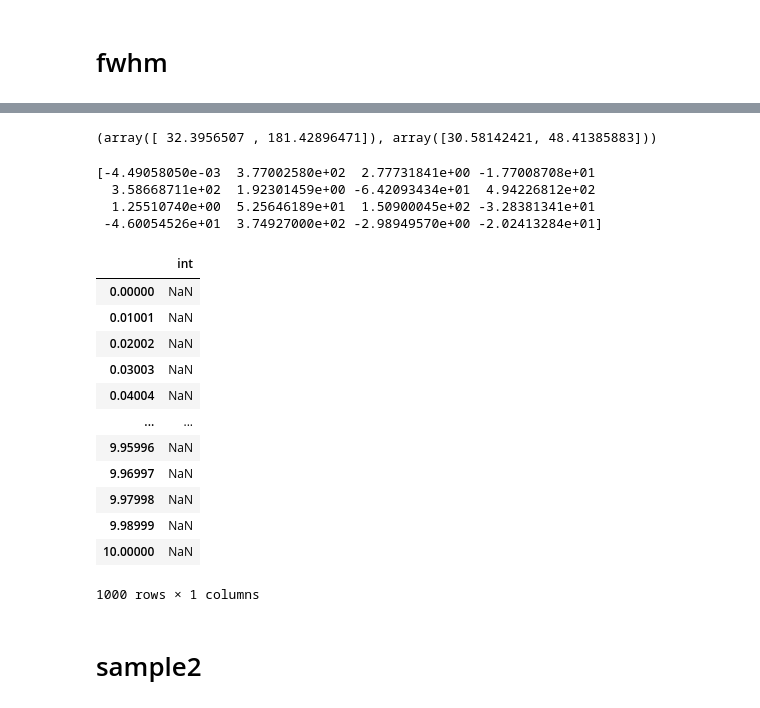
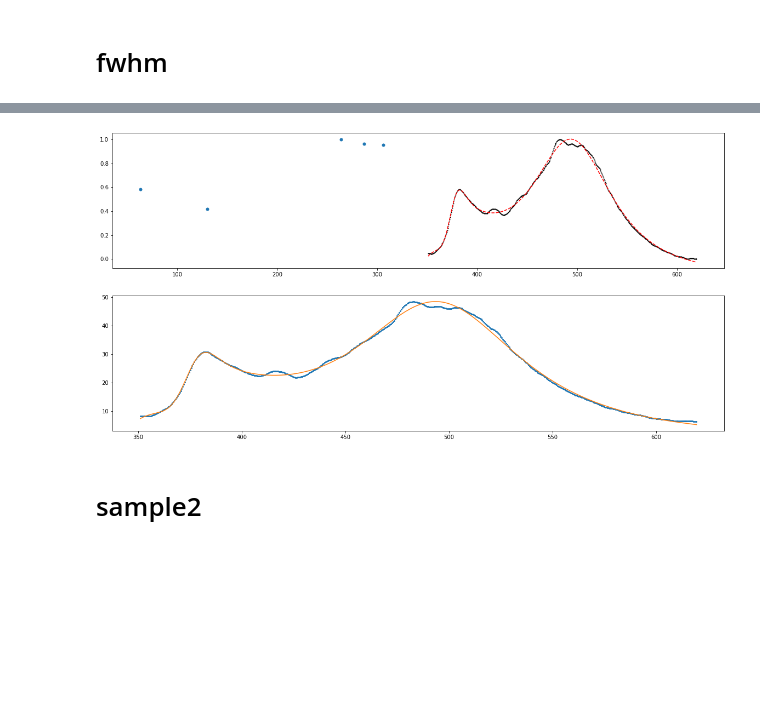
Before and after one commit to mmortazavi/ml_demystified, a Jupyter notebook: projects/solarcell/pl/fwhm.ipynb, the cells around one changed output, grey strips where cells are left out. Saved outputs shown, nothing was run; the diff lists cells and outputs as text; code cells hidden in the pictures; blank space fills up the shorter version.

```diff
--- a/projects/solarcell/pl/fwhm.ipynb
+++ b/projects/solarcell/pl/fwhm.ipynb
@@ -188,6 +88,0 @@ fwhm1,I1
-# %%
-pk, properties = find_peaks( y1, height = .05, width = 3 )
-#extract peak heights and fwhm
-I = properties [ 'peak_heights' ]
-fwhm = properties[ 'widths' ]
-properties1
@@ -232,37 +89 @@ shape
-# %%
-x =x
-y =y1
-
-exp_mod = ExponentialModel(prefix='exp_')
-gauss1 = GaussianModel(prefix='g1_')
-gauss2 = GaussianModel(prefix='g2_')
-
-
-def index_of(arrval, value):
-    """Return index of array *at or below* value."""
-    if value < min(arrval):
-        return 0
-    return max(np.where(arrval <= value)[0])
-
-
-ix1 = index_of(x, 400)
-ix2 = index_of(x, 490)
-# ix3 = index_of(x, 175)
-
-pars1 = exp_mod.guess(y[:ix1], x=x[:ix1])
-pars2 = gauss1.guess(y[ix1:ix2], x=x[ix1:ix2])
-# pars3 = gauss2.guess(y[ix2:ix3], x=x[ix2:ix3])
-
-pars = pars1 + pars2 #+ pars3
-mod = gauss1 + gauss2 + exp_mod
-
-out = mod.fit(y, pars, x=x)
-
-# print(out.fit_report(min_correl=0.5))
-
-plt.plot(x, y)
-plt.plot(x, out.init_fit, '--', label='initial fit')
-plt.plot(x, out.best_fit, '-', label='best fit')
-plt.legend()
-plt.show()
 # %%
@@ -316,33 +143,0 @@ plt.show()
-# %%
-pk, properties = find_peaks( fitData, height = .05, width = 3 )#, prominence=0.1 )
-#extract peak heights and fwhm
-I = properties [ 'peak_heights' ]
-fwhm = properties[ 'widths' ]
-
-fwhm ,I
-# %% [output]
-(array([ 32.3956507 , 181.42896471]), array([30.58142421, 48.41385883]))
-# %%
-print( popt )
-# %% [output]
-[-4.49058050e-03  3.77002580e+02  2.77731841e+00 -1.77008708e+01
-  3.58668711e+02  1.92301459e+00 -6.42093434e+01  4.94226812e+02
-  1.25510740e+00  5.25646189e+01  1.50900045e+02 -3.28381341e+01
- -4.60054526e+01  3.74927000e+02 -2.98949570e+00 -2.02413284e+01]
-# %%
-df=pd.DataFrame(index=np.linspace(0,10,num=1000),columns=['int'])
-df
-# %% [output]
-|  | int |
-| 0.00000 | NaN |
-| 0.01001 | NaN |
-| 0.02002 | NaN |
-| 0.03003 | NaN |
-| 0.04004 | NaN |
-| ... | ... |
-| 9.95996 | NaN |
-| 9.96997 | NaN |
-| 9.97998 | NaN |
-| 9.98999 | NaN |
-| 10.00000 | NaN |
-1000 rows × 1 columns
@@ -410,2 +146,6 @@ plt.show()
+# %%
+fit(x,y1)
+# %% [output]
+[figure, added]
 # %% [markdown]
 # sample2
```
Also changed, not shown: parts of 40 cells of this notebook.
